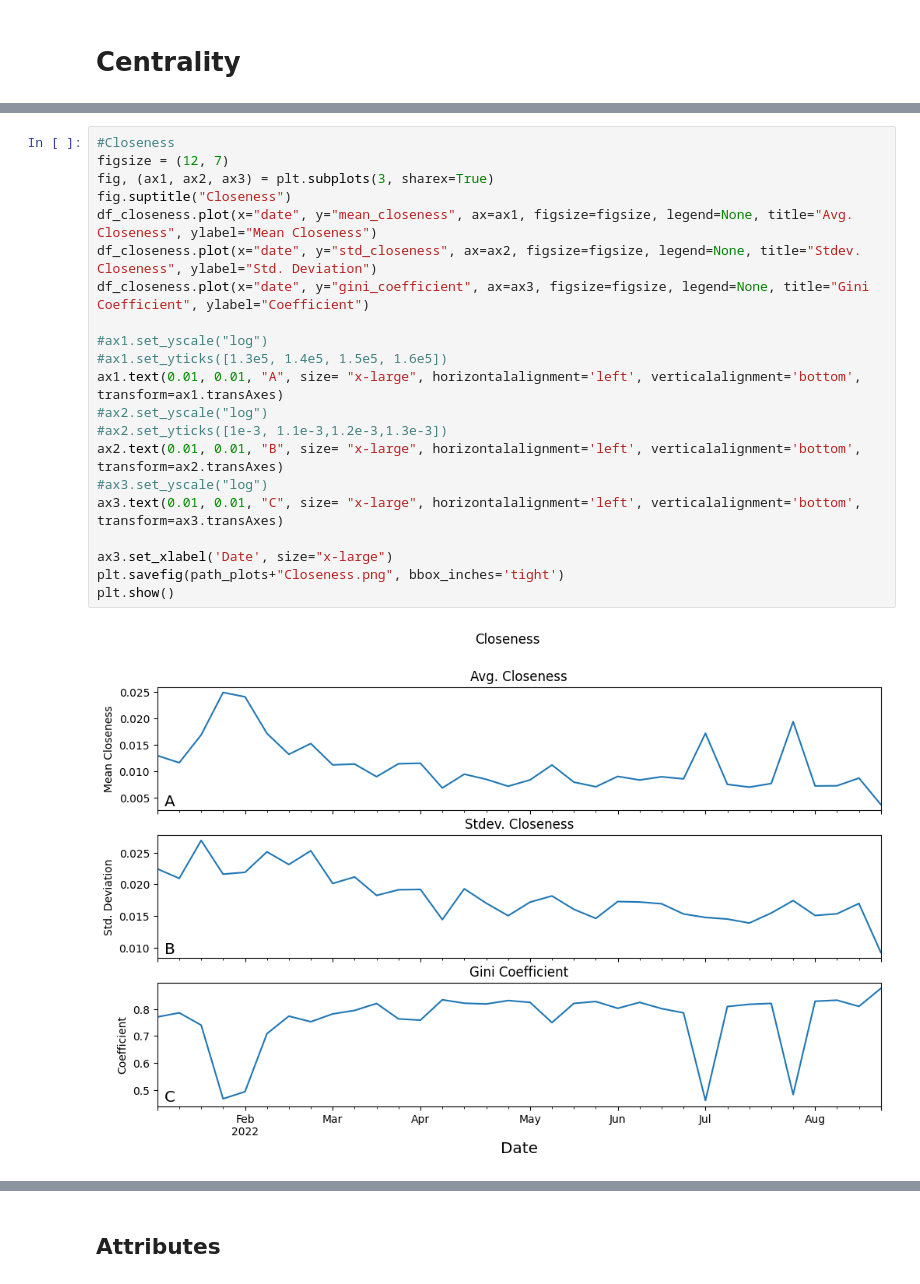
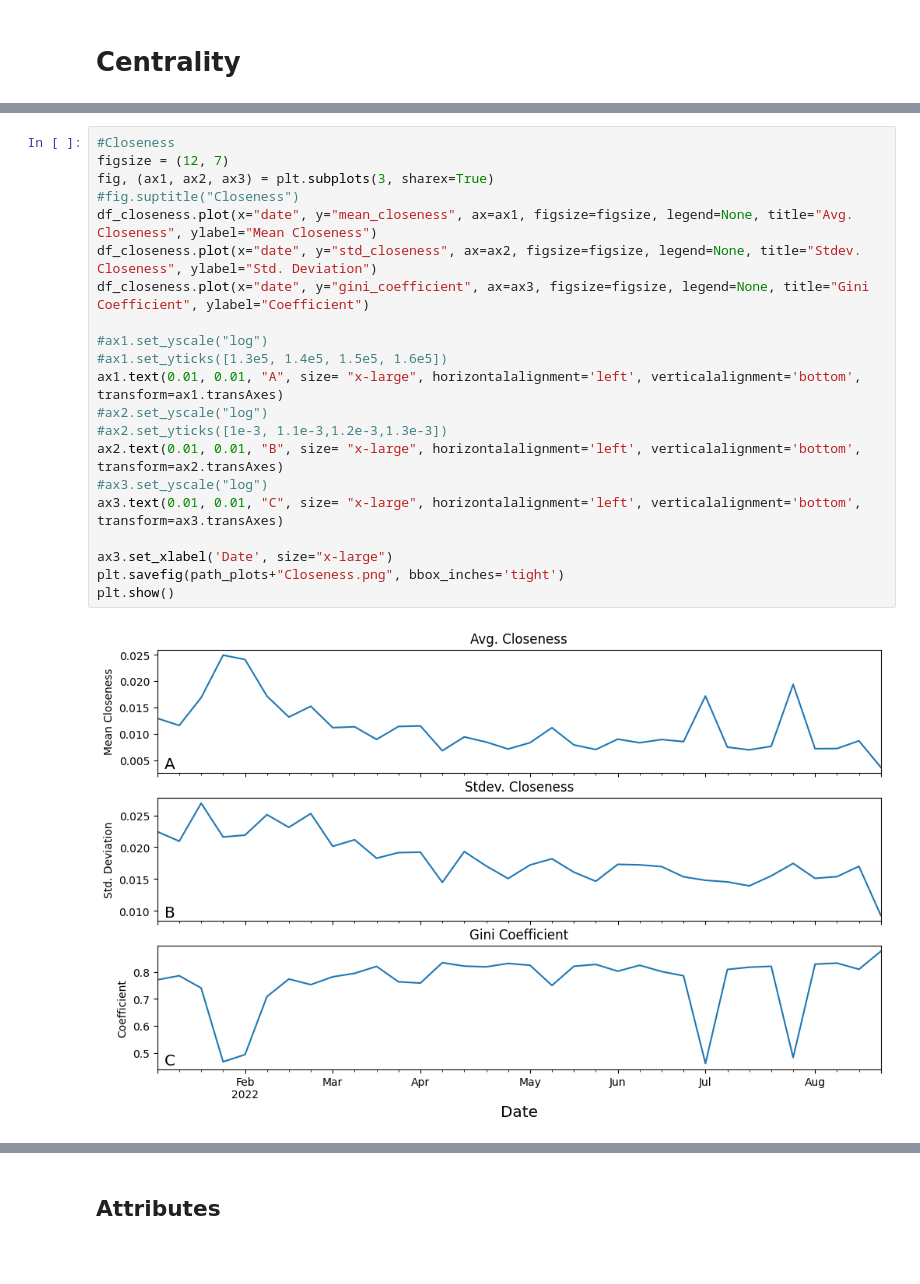
Before and after one commit to Ankan0011/NSProject, a Jupyter notebook: Plots/plots.ipynb, the cells around one changed output, grey strips where cells are left out. Cells and saved outputs as stored; diff of their text form; blank space fills up the shorter version.

```diff
--- a/Plots/plots.ipynb
+++ b/Plots/plots.ipynb
@@ -213,26 +213,26 @@ plt.show()
 # %%
 #Closeness
 figsize = (12, 7)
 fig, (ax1, ax2, ax3) = plt.subplots(3, sharex=True)
-fig.suptitle("Closeness")
+#fig.suptitle("Closeness")
 df_closeness.plot(x="date", y="mean_closeness", ax=ax1, figsize=figsize, legend=None, title="Avg. Closeness", ylabel="Mean Closeness")
 df_closeness.plot(x="date", y="std_closeness", ax=ax2, figsize=figsize, legend=None, title="Stdev. Closeness", ylabel="Std. Deviation")
 df_closeness.plot(x="date", y="gini_coefficient", ax=ax3, figsize=figsize, legend=None, title="Gini Coefficient", ylabel="Coefficient")
 
 #ax1.set_yscale("log")
 #ax1.set_yticks([1.3e5, 1.4e5, 1.5e5, 1.6e5])
 ax1.text(0.01, 0.01, "A", size= "x-large", horizontalalignment='left', verticalalignment='bottom', transform=ax1.transAxes)
 #ax2.set_yscale("log")
 #ax2.set_yticks([1e-3, 1.1e-3,1.2e-3,1.3e-3])
 ax2.text(0.01, 0.01, "B", size= "x-large", horizontalalignment='left', verticalalignment='bottom', transform=ax2.transAxes)
 #ax3.set_yscale("log")
 ax3.text(0.01, 0.01, "C", size= "x-large", horizontalalignment='left', verticalalignment='bottom', transform=ax3.transAxes)
 
 ax3.set_xlabel('Date', size="x-large")
 plt.savefig(path_plots+"Closeness.png", bbox_inches='tight')
 plt.show()
 # %% [output]
-[figure, old version]
+[figure, new version]
 # %%
 #Eigenvector
 figsize = (12, 7)
```
Also changed, not shown: parts of 4 cells of this notebook.
